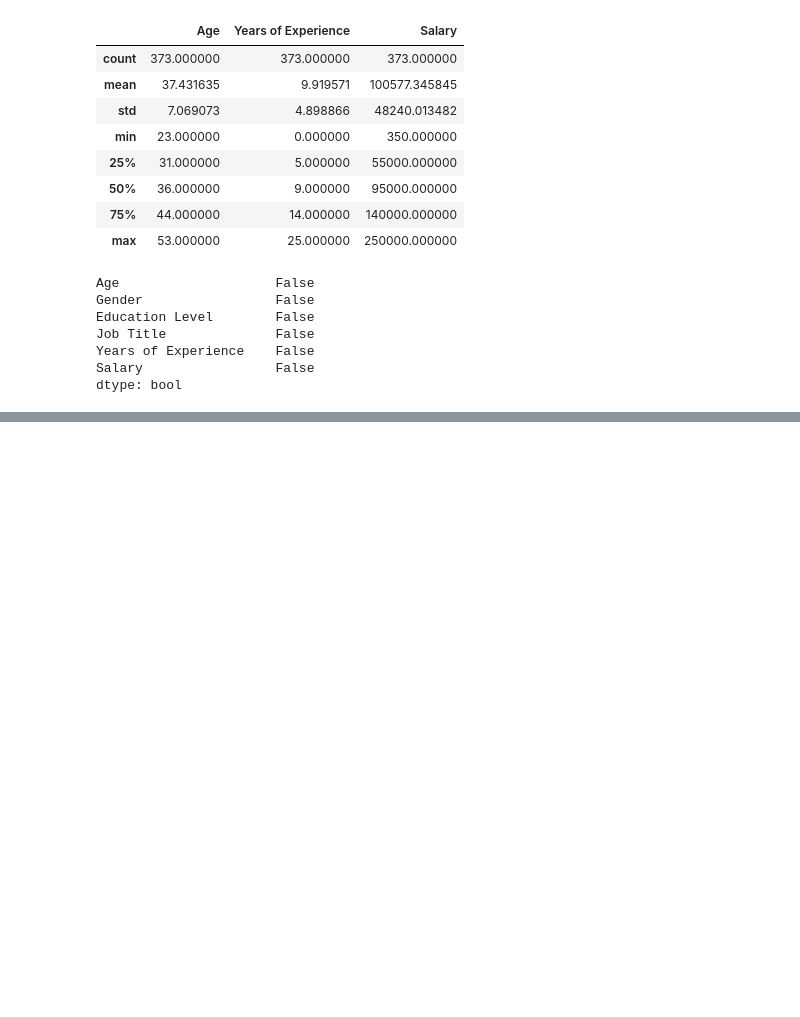
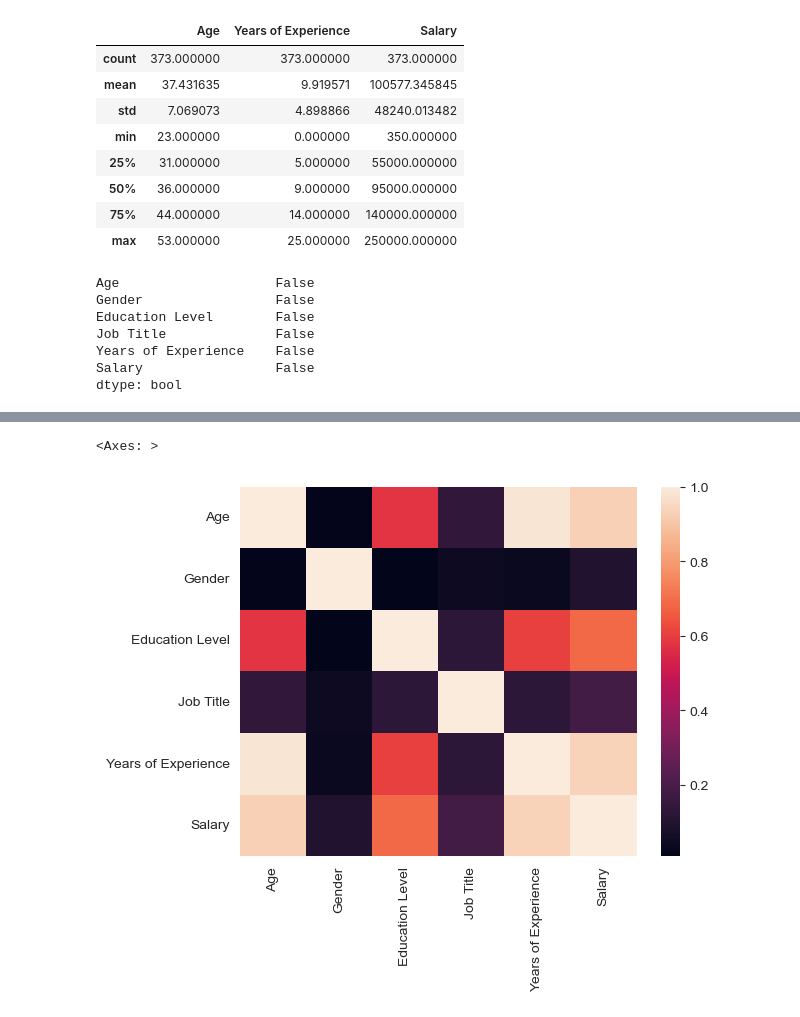
Before and after one commit to Obed-Makori/Salary-Prediction, a Jupyter notebook: salary.ipynb, the cells around one changed output, grey strips where cells are left out. Drawn from its saved outputs; the diff is of its cells as text; code cells hidden in the pictures; blank space fills up the shorter version.

```diff
--- a/salary.ipynb
+++ b/salary.ipynb
@@ -247,0 +337,10 @@ dtype: bool
+# %%
+# from sklearn.preprocessing import OneHotEncoder
+# ohe=OneHotEncoder()
+df3=pd.read_csv('Salary Prediction dataset.csv')
+
+for i in df3.columns:
+    df3[i]=le.fit_transform(df3[i])
+
+
+df3.sample(10)
@@ -247,0 +359,7 @@ dtype: bool
+# %%
+# correlation
+import matplotlib as plts
+sns.heatmap(df3.corr())
+# %% [output]
+<Axes: >
+[figure, added]
```
Also changed, not shown: parts of 22 cells of this notebook, 4 other files.
